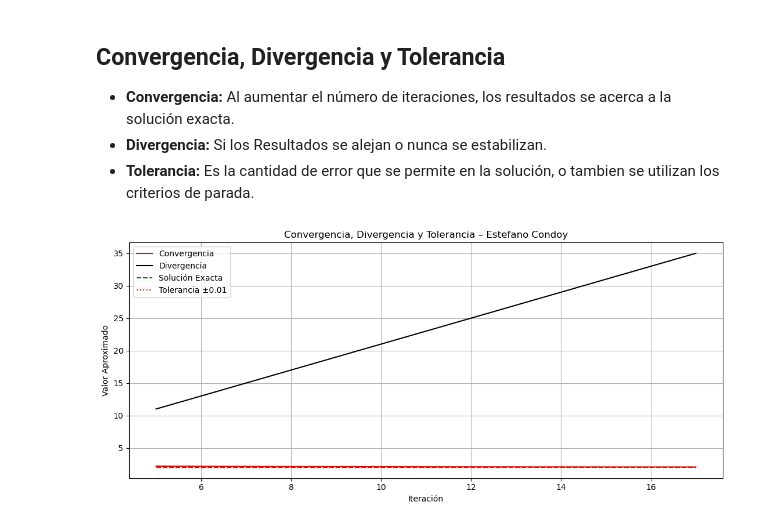
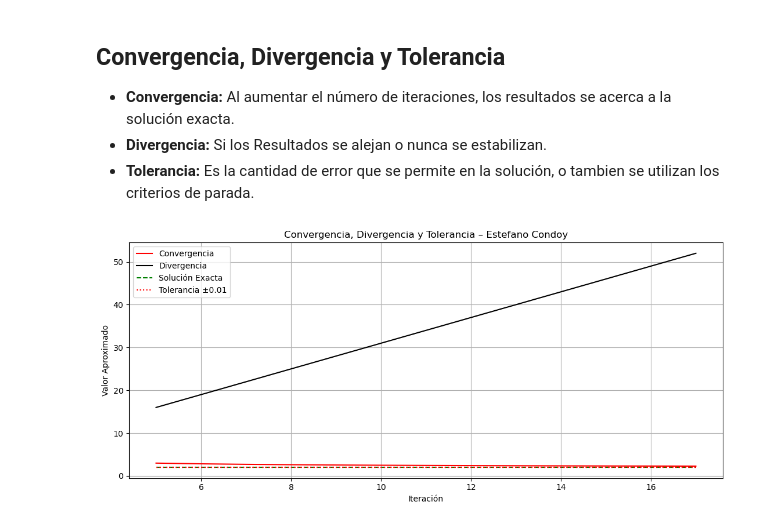
Before and after one commit to EstefanoCondoy/M-todos-Num-ricos, a Jupyter notebook: Notebook.ipynb, the cells around one changed output. Drawn from its saved outputs; the diff is of its cells as text; code cells hidden in the pictures.

```diff
--- a/Notebook.ipynb
+++ b/Notebook.ipynb
@@ -520,33 +520,33 @@ import matplotlib.pyplot as plt # Utilizo esta libreria solo para poder graficar
 
 Ec_solucion = 2.0
 Ec_tolerancia = 0.01
 Ec_iteraciones = list(range(5, 18))
 
 # Convergencia: se acerca a la solución
-Ec_convergencia = [2 + 1 / i for i in Ec_iteraciones]
+Ec_convergencia = [2 + 5 / e for e in Ec_iteraciones]
 
 # Divergencia: se aleja de la solución
-Ec_divergencia = [1 + i * 2 for i in Ec_iteraciones]
+Ec_divergencia = [1 + e * 3 for e in Ec_iteraciones]
 
 # Aqui estaran las lineas de referencia
 Ec_sol_line = [Ec_solucion] * len(Ec_iteraciones)
 Ec_tolerancia_sup = [Ec_solucion + Ec_tolerancia] * len(Ec_iteraciones)
 Ec_tolerancia_inf = [Ec_solucion - Ec_tolerancia] * len(Ec_iteraciones)
 
 # Gráfica
 plt.figure(figsize=(11, 5))
 plt.plot(Ec_iteraciones, Ec_convergencia, color='red', label='Convergencia')
 plt.plot(Ec_iteraciones, Ec_divergencia, color='black', label='Divergencia')
 plt.plot(Ec_iteraciones, Ec_sol_line, 'g--', label='Solución Exacta')
 plt.plot(Ec_iteraciones, Ec_tolerancia_sup, 'r:', label='Tolerancia ±0.01')
 plt.plot(Ec_iteraciones, Ec_tolerancia_inf, 'r:')
 
 plt.title("Convergencia, Divergencia y Tolerancia – Estefano Condoy")
 plt.xlabel("Iteración")
 plt.ylabel("Valor Aproximado")
 plt.grid(True)
 plt.legend()
 plt.tight_layout()
 plt.show()
 # %% [output]
-[figure, old version]
+[figure, new version]
```
Also changed, not shown: parts of 2 cells of this notebook.
